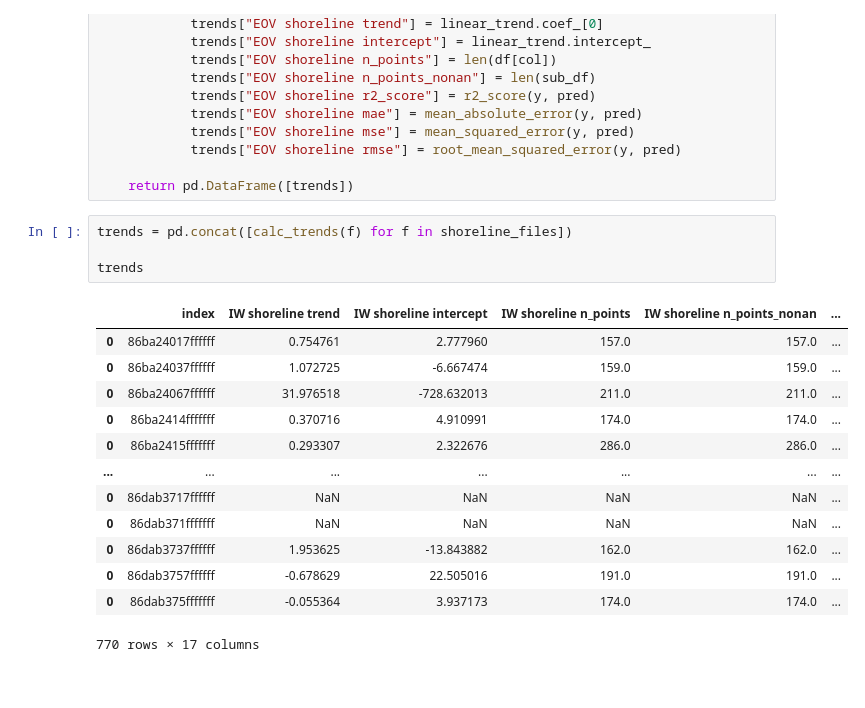
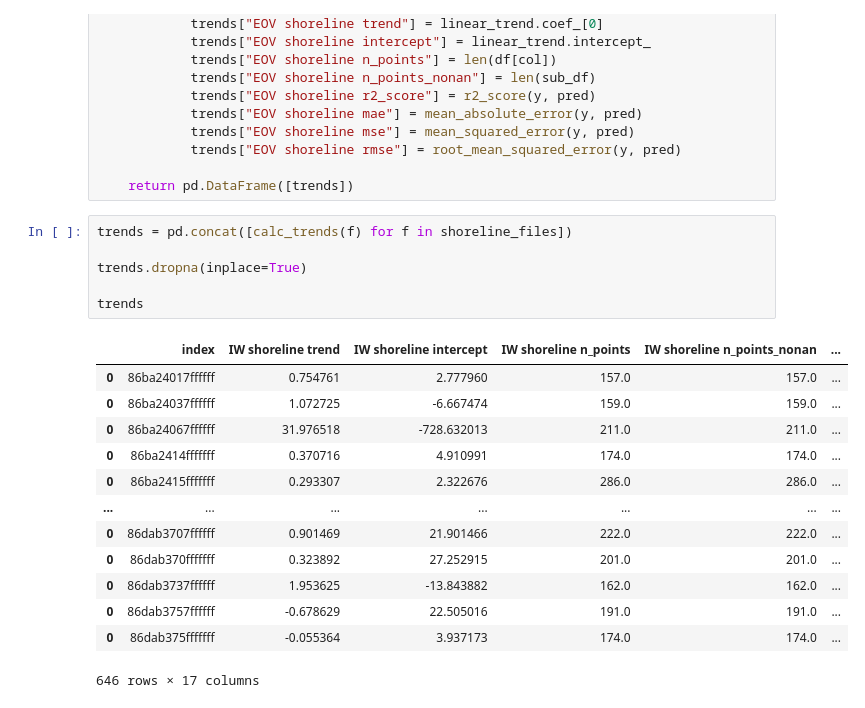
Before and after one commit to UoA-eResearch/coastal-monitoring-system, a Jupyter notebook: calc_linear_trends.ipynb, the cells around one changed output. Drawn from its saved outputs; the diff is of its cells as text.

Commit message:
remove cells without trends from analysis

```diff
--- a/calc_linear_trends.ipynb
+++ b/calc_linear_trends.ipynb
@@ -70,21 +57,23 @@ def calc_trends(file):
 # %%
 trends = pd.concat([calc_trends(f) for f in shoreline_files])
 
+trends.dropna(inplace=True)
+
 trends
 # %% [output]
 |  | index | IW shoreline trend | IW shoreline intercept | IW shoreline n_points | IW shoreline n_points_nonan | ... |
 | 0 | 86ba24017ffffff | 0.754761 | 2.777960 | 157.0 | 157.0 | ... |
 | 0 | 86ba24037ffffff | 1.072725 | -6.667474 | 159.0 | 159.0 | ... |
 | 0 | 86ba24067ffffff | 31.976518 | -728.632013 | 211.0 | 211.0 | ... |
 | 0 | 86ba2414fffffff | 0.370716 | 4.910991 | 174.0 | 174.0 | ... |
 | 0 | 86ba2415fffffff | 0.293307 | 2.322676 | 286.0 | 286.0 | ... |
 | ... | ... | ... | ... | ... | ... | ... |
-| 0 | 86dab3717ffffff | NaN | NaN | NaN | NaN | ... |
-| 0 | 86dab371fffffff | NaN | NaN | NaN | NaN | ... |
+| 0 | 86dab3707ffffff | 0.901469 | 21.901466 | 222.0 | 222.0 | ... |
+| 0 | 86dab370fffffff | 0.323892 | 27.252915 | 201.0 | 201.0 | ... |
 | 0 | 86dab3737ffffff | 1.953625 | -13.843882 | 162.0 | 162.0 | ... |
 | 0 | 86dab3757ffffff | -0.678629 | 22.505016 | 191.0 | 191.0 | ... |
 | 0 | 86dab375fffffff | -0.055364 | 3.937173 | 174.0 | 174.0 | ... |
-770 rows × 17 columns
+646 rows × 17 columns
 # %%
 trends_file_path = 'shoreline_trends_by_cell.geojson'
 # if os.path.exists(trends_file_path):
```
Also changed, not shown: parts of 2 cells of this notebook, 2 other files.
